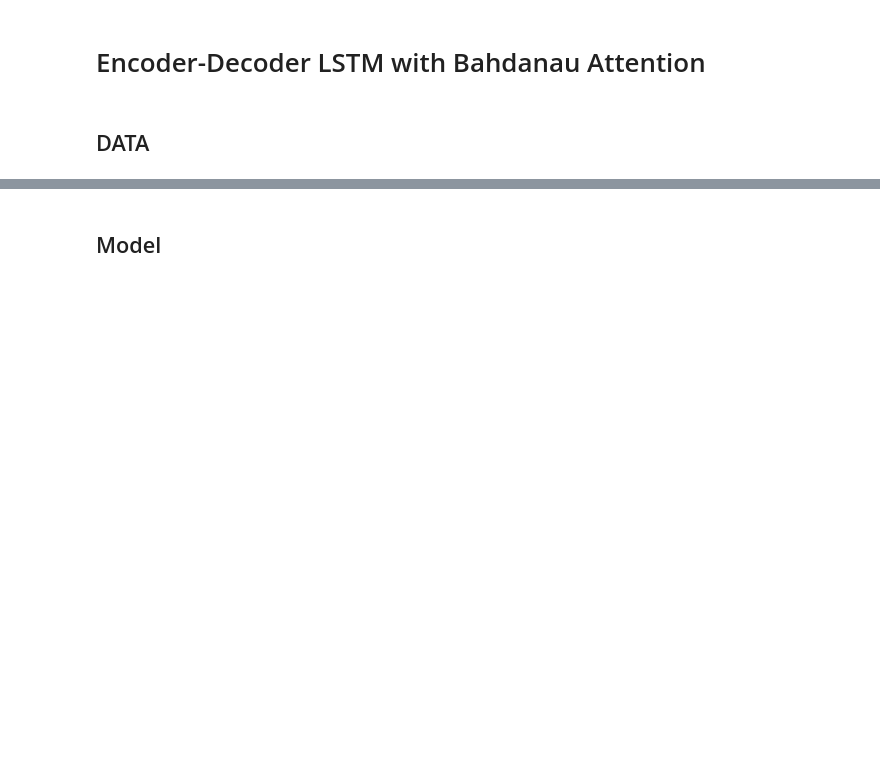
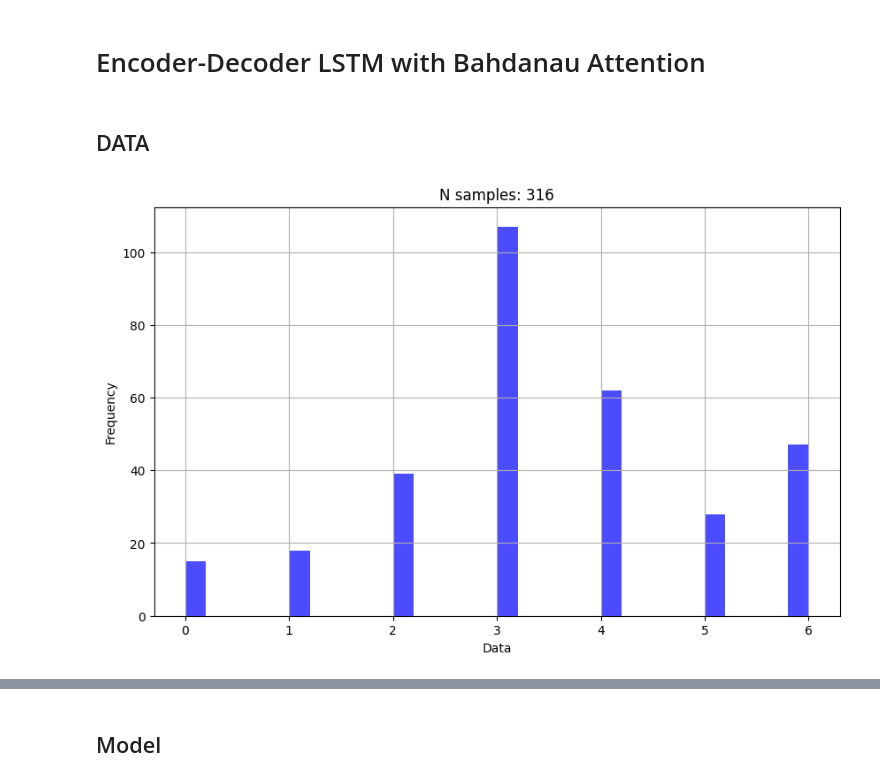
Before and after one commit to avantipova/oasisnn, a Jupyter notebook: dev/bahdanaudec_1.ipynb, the cells around one changed output, grey strips where cells are left out. Cells and saved outputs as stored; diff of their text form; code cells hidden in the pictures; blank space fills up the shorter version.

```diff
--- a/dev/bahdanaudec_1.ipynb
+++ b/dev/bahdanaudec_1.ipynb
@@ -186,3 +260,12 @@ train, test = torch.utils.data.random_split(dataset, [.7, .3])
+# %%
+from utils.viz import plot_distribution
+from deepmeg.preprocessing.transforms import one_hot_decoder
+
+X, Y = next(iter(DataLoader(dataset, len(dataset))))
+
+fig = plot_distribution(one_hot_decoder(Y), title=f'N samples: {len(dataset)}')
+# %% [output]
+[figure, added]
 # %%
 X, Y = next(iter(DataLoader(dataset, 1)))
 # %%
```
Also changed, not shown: parts of 13 cells of this notebook, 3 other files.
